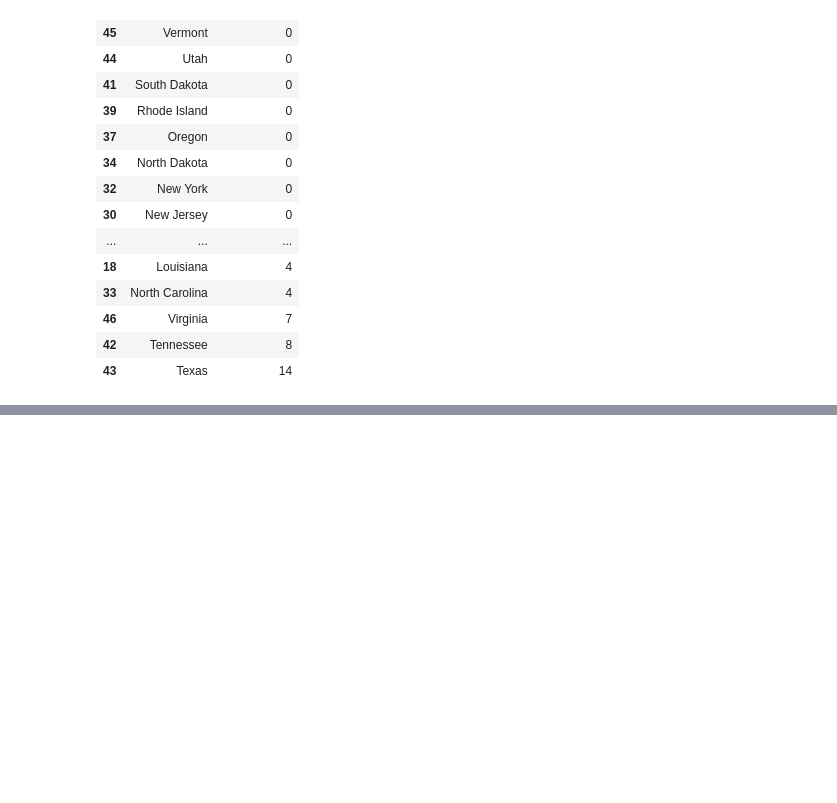
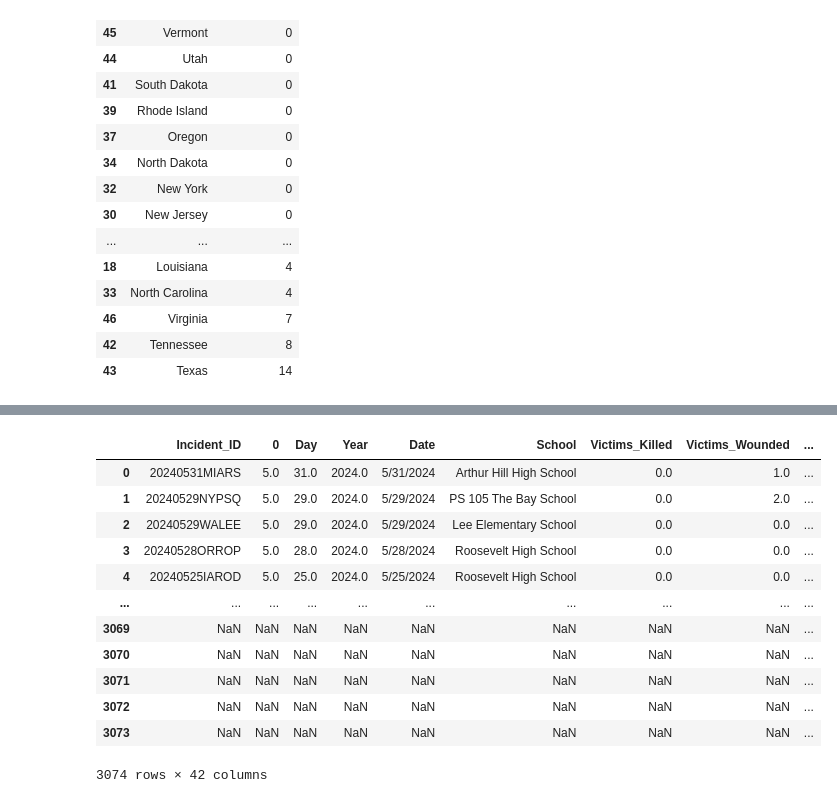
Before and after one commit to AdellAD4/U.S._Gun_Violence_DA11_Capstone_Project, a Jupyter notebook: notebooks/AAD_DA11_Capstone.ipynb, the cells around one changed output, grey strips where cells are left out. Drawn from its saved outputs; the diff is of its cells as text; code cells hidden in the pictures; blank space fills up the shorter version.

```diff
--- a/notebooks/AAD_DA11_Capstone.ipynb
+++ b/notebooks/AAD_DA11_Capstone.ipynb
@@ -927,0 +945,17 @@ teen_dths_state
+# %%
+incidentsdf = pd.read_csv("../capstone_data/Incidents Capstone Public v3.1 K-12 School Shooting Database (6 1 2024).csv")
+incidentsdf
+# %% [output]
+|  | Incident_ID | 0 | Day | Year | Date | School | Victims_Killed | Victims_Wounded | ... |
+| 0 | 20240531MIARS | 5.0 | 31.0 | 2024.0 | 5/31/2024 | Arthur Hill High School | 0.0 | 1.0 | ... |
+| 1 | 20240529NYPSQ | 5.0 | 29.0 | 2024.0 | 5/29/2024 | PS 105 The Bay School | 0.0 | 2.0 | ... |
+| 2 | 20240529WALEE | 5.0 | 29.0 | 2024.0 | 5/29/2024 | Lee Elementary School | 0.0 | 0.0 | ... |
+| 3 | 20240528ORROP | 5.0 | 28.0 | 2024.0 | 5/28/2024 | Roosevelt High School | 0.0 | 0.0 | ... |
+| 4 | 20240525IAROD | 5.0 | 25.0 | 2024.0 | 5/25/2024 | Roosevelt High School | 0.0 | 0.0 | ... |
+| ... | ... | ... | ... | ... | ... | ... | ... | ... | ... |
+| 3069 | NaN | NaN | NaN | NaN | NaN | NaN | NaN | NaN | ... |
+| 3070 | NaN | NaN | NaN | NaN | NaN | NaN | NaN | NaN | ... |
+| 3071 | NaN | NaN | NaN | NaN | NaN | NaN | NaN | NaN | ... |
+| 3072 | NaN | NaN | NaN | NaN | NaN | NaN | NaN | NaN | ... |
+| 3073 | NaN | NaN | NaN | NaN | NaN | NaN | NaN | NaN | ... |
+3074 rows × 42 columns
```
Also changed, not shown: parts of 8 cells of this notebook, 2 other files.
